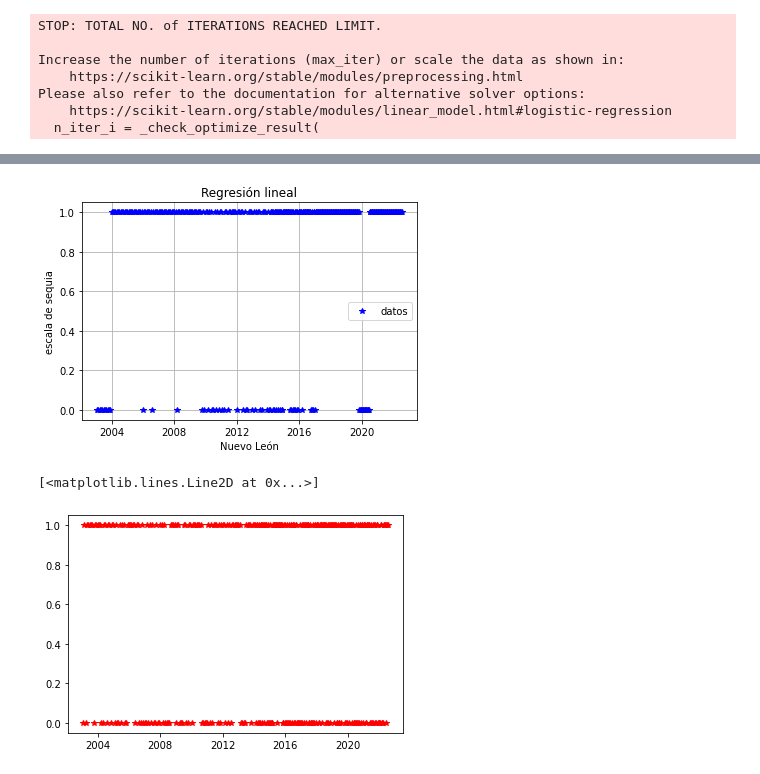
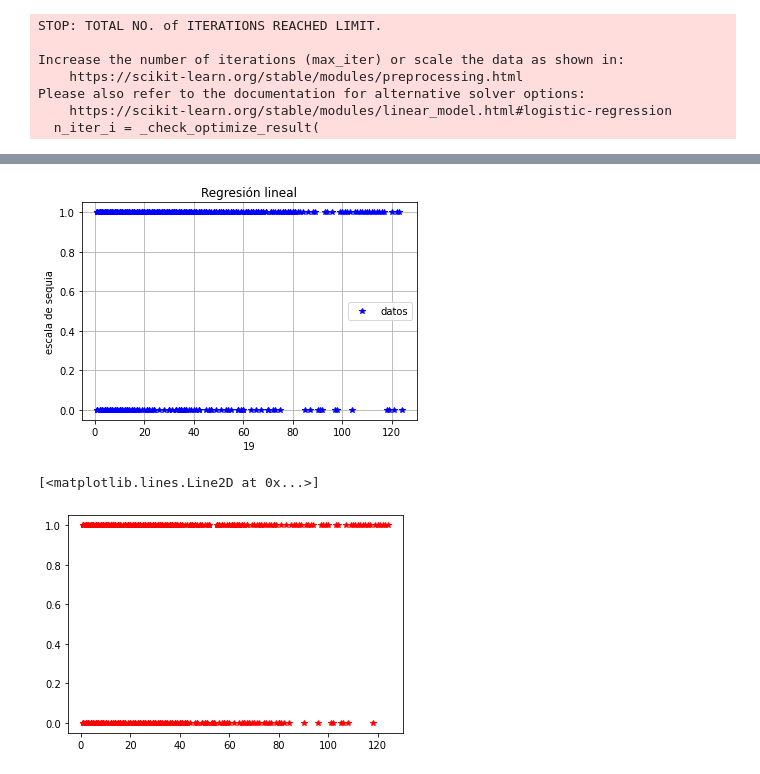
Before and after one commit to urielMontenegro1/datos_de_sequias, a Jupyter notebook: sequias_proyecto.ipynb, the cells around one changed output, grey strips where cells are left out. Saved outputs shown, nothing was run; the diff lists cells and outputs as text; code cells hidden in the pictures.

```diff
--- a/sequias_proyecto.ipynb
+++ b/sequias_proyecto.ipynb
@@ -16,6 +16,8 @@ sequias_df.head(5)
 | 3 | 1004 | 1 | 4 | Cosío | Aguascalientes | Lerma Santiago Pacífico | VIII | Rio Santiago | 16 | ... |
 | 4 | 1005 | 1 | 5 | Jesús María | Aguascalientes | Lerma Santiago Pacífico | VIII | Rio Santiago | 16 | ... |
 5 rows × 345 columns
+# %%
+sequias_df3=sequias_df['CVE_MUN']
 # %%
 sequias_df.info()
 # %% [output]
@@ -436,20 +422,17 @@ Name: CLASIFICACION, Length: 336, dtype: int64
 # %%
-from matplotlib.pyplot import figure
-
-
 plt.figure()
 plt.grid()
 plt.title('Regresión lineal')
 plt.xlabel(sequias_df.iloc[sequiaClas,1])
 plt.ylabel('escala de sequia')
-plt.plot(listaFecha,sequias_df2['CLASIFICACION'][:336],'b*')
+plt.plot(sequias_df3[:493],sequias_df2['CLASIFICACION'][:493],'b*')
 #plt.plot(listaFecha,y_pred[:336],'ro')
 plt.legend(['datos'])
 plt.show()
-
+print()
 plt.figure()
-plt.plot(listaFecha,y_pred[:336],'r*')
+plt.plot(sequias_df3[:493],y_pred,'r*')
 # %% [output]
-[figure, old version]
+[figure, new version]
 [<matplotlib.lines.Line2D at 0x...>]
-[figure, old version]
+[figure, new version]
```
Also changed, not shown: parts of 15 cells of this notebook.
